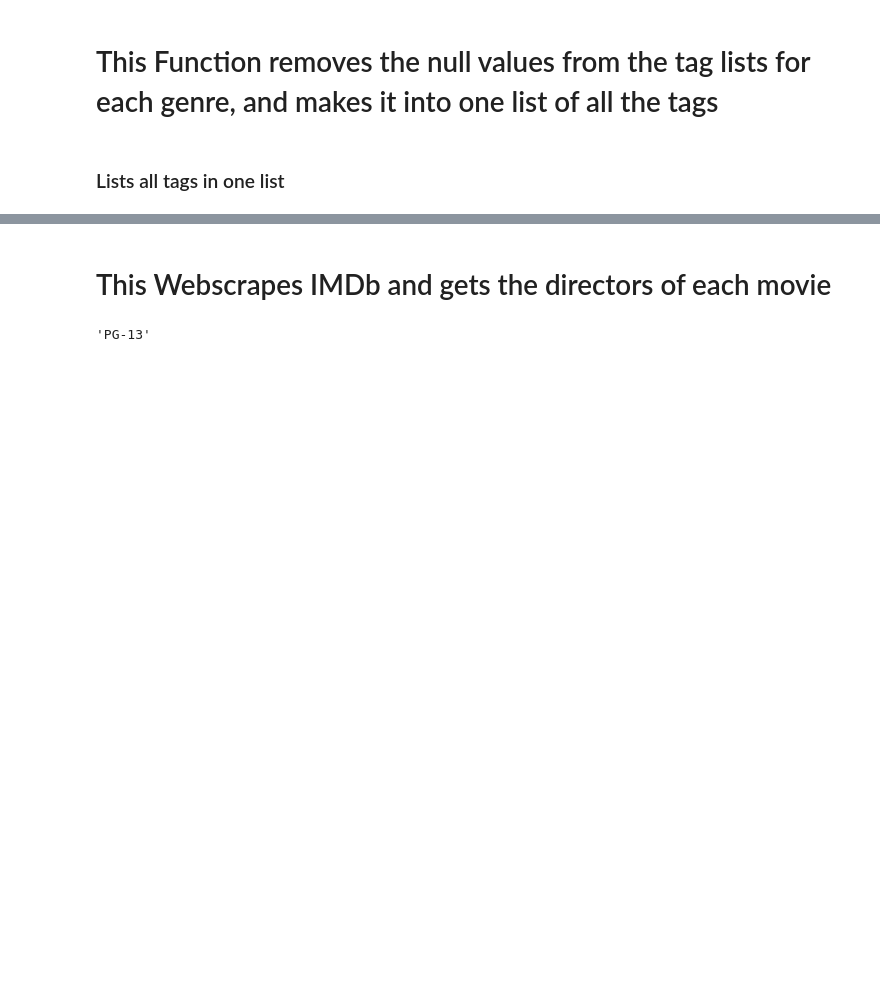
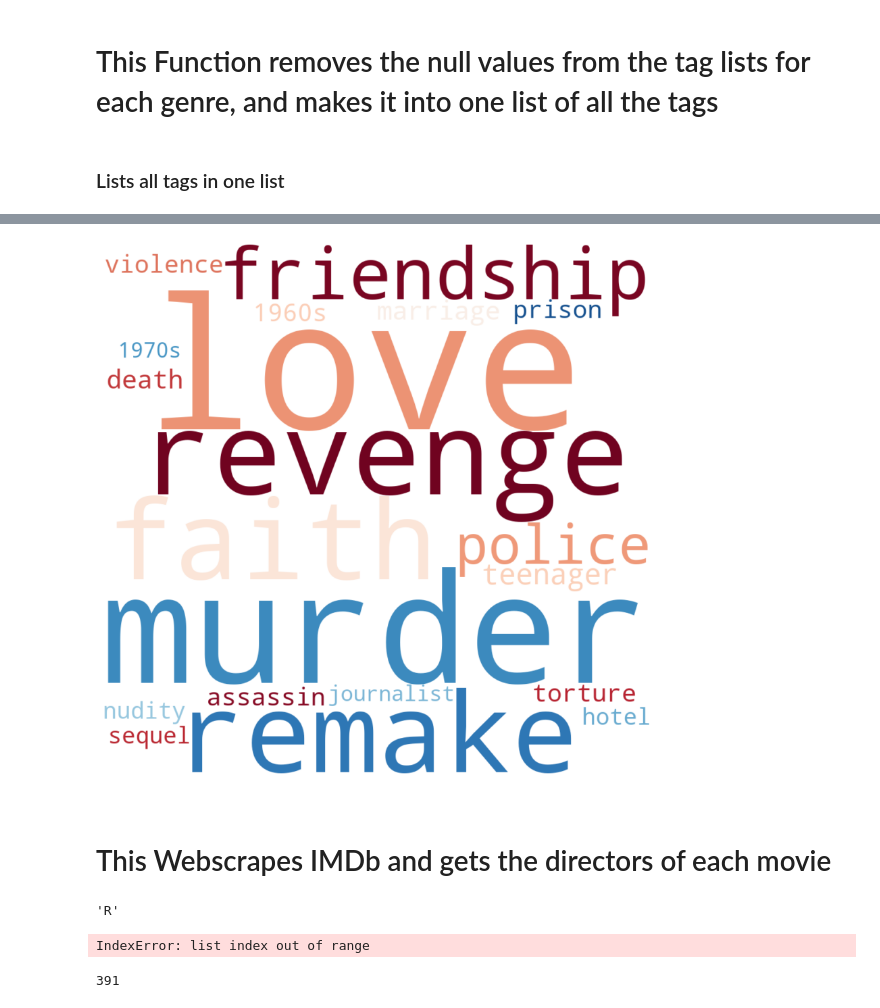
Before and after one commit to kjkahalley/optimal-film-analysis, a Jupyter notebook: master_notebook.ipynb, the cells around one changed output, grey strips where cells are left out. Saved outputs shown, nothing was run; the diff lists cells and outputs as text; code cells hidden in the pictures; blank space fills up the shorter version.

```diff
--- a/master_notebook.ipynb
+++ b/master_notebook.ipynb
@@ -270,10 +295,12 @@ plt.show()
 # %%
 #create the wordcloud object
 plt.figure(figsize=(15,15))
-wordcloud = WordCloud(width = 1000, height = 1000, max_words=20, background_color = 'white',
-                      collocations=True, colormap = 'RdBu_r').generate(action_tt)
+drama_wordcloud = WordCloud(width = 1000, height = 1000, max_words=20, background_color = 'white',
+                      collocations=True, colormap = 'RdBu_r', prefer_horizontal = 1).generate(drama_tt)
 
 #plot the wordcloud object
-plt.imshow(wordcloud, interpolation='bilInear')
+plt.imshow(drama_wordcloud, interpolation='bilInear')
 plt.axis('off')
 plt.show()
+# %% [output]
+[figure, added]
@@ -300,13 +307,13 @@ plt.show()
 # %% [markdown]
 # This Webscrapes IMDb and gets the directors of each movie
 # %%
-url = f'https://www.imdb.com/title/tt4154796/?ref_=nv_sr_srsg_0'
+url = f'https://www.imdb.com/title/tt1396484/?ref_=nv_sr_srsg_0'
 response = requests.get(url)
 soup = BeautifulSoup(response.text, 'lxml')
 age_rating = soup.find_all('span', {'class': "TitleBlockMetaData__ListItemText-sc-12ein40-2 jedhex"})[1]
 age_rating.text
 #<span class="TitleBlockMetaData__ListItemText-sc-12ein40-2 jedhex">PG-13</span>
 # %% [output]
-'PG-13'
+'R'
 # %%
 def get_age_rating(data):
@@ -327,2 +330,10 @@ def get_age_rating(data):
 
     return list_of_age_ratings
+# %%
+get_age_rating(horror_movies)
+# %% [output]
+IndexError: list index out of range
+# %%
+len(successful_action['runtime_minutes'])
+# %% [output]
+391
```
Also changed, not shown: parts of 11 cells of this notebook.
